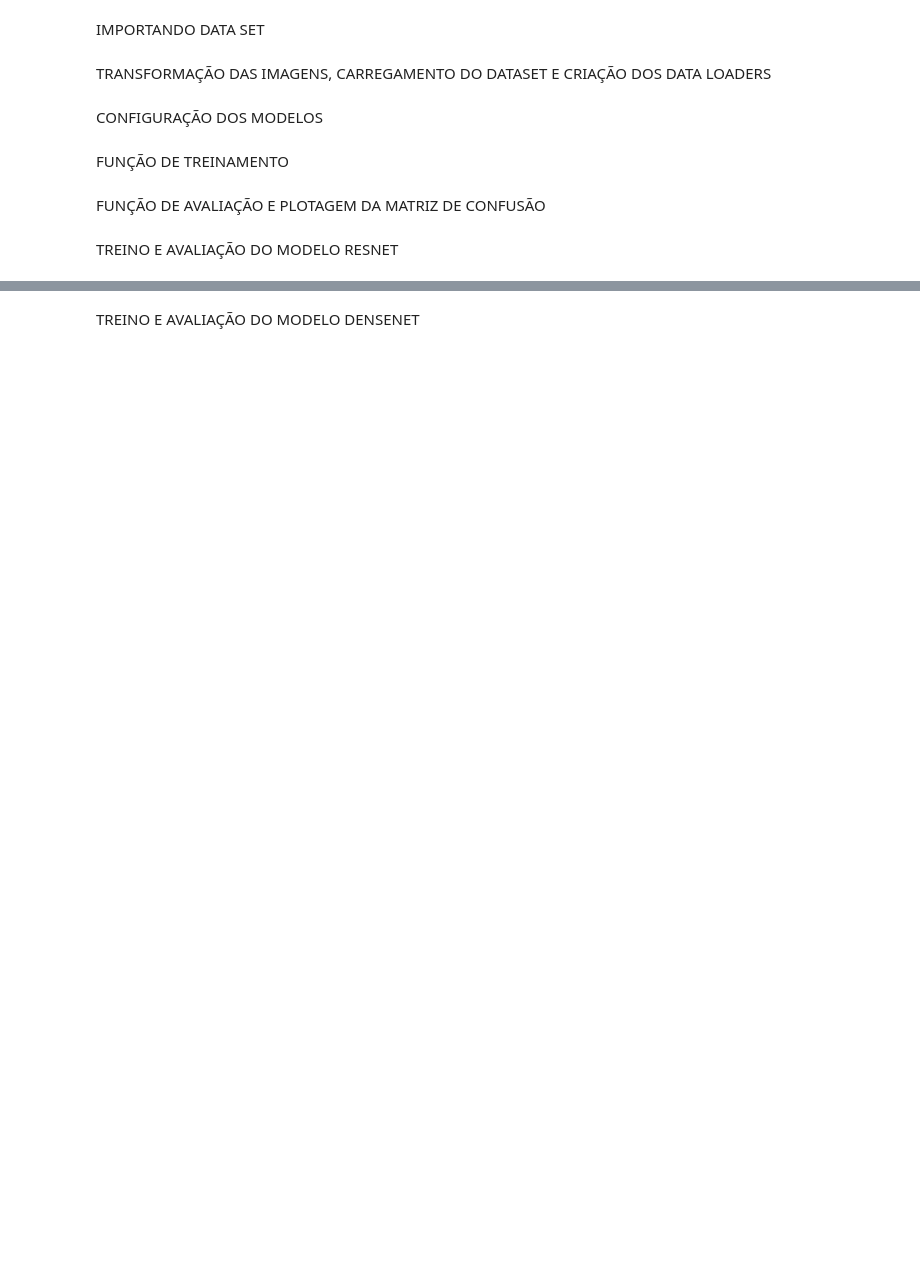
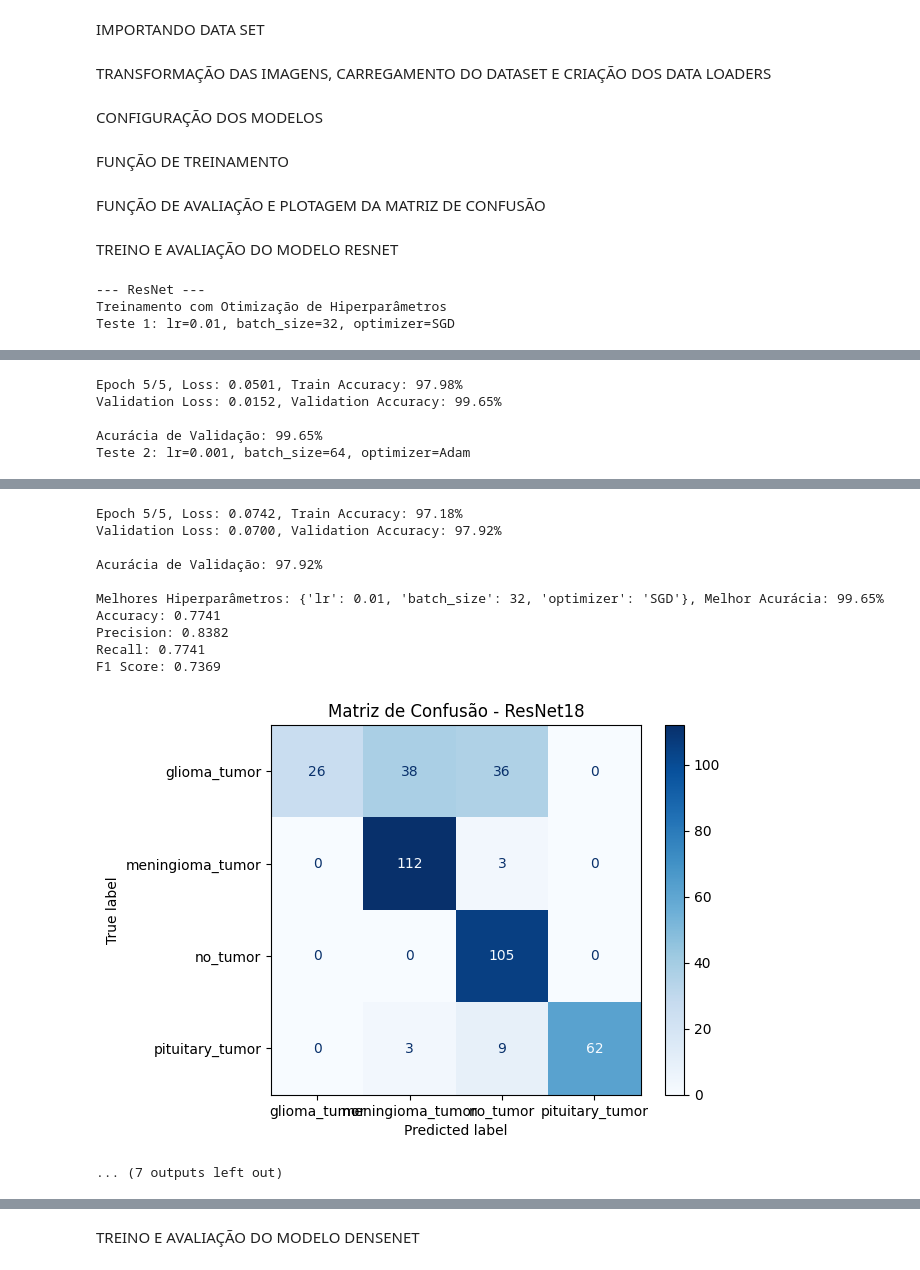
Before and after one commit to FilipeFViana/MRICLASSIFICATION, a Jupyter notebook: mri_tumor_classification.ipynb, the cells around one changed output, grey strips where cells are left out. Drawn from its saved outputs; the diff is of its cells as text; code cells hidden in the pictures; blank space fills up the shorter version.

```diff
--- a/mri_tumor_classification.ipynb
+++ b/mri_tumor_classification.ipynb
@@ -188,2 +245,9 @@ def evaluate_model(model, test_loader, model_name="model"):
+# %%
+
+# Treinar com parâmetros fixos
+def train_with_fixed_params(model, dataloaders, epochs=5, lr=0.001, batch_size=32, optimizer_name="Adam", model_name="model"):
+    optimizer = Adam(model.parameters(), lr=lr) if optimizer_name == 'Adam' else SGD(model.parameters(), lr=lr, momentum=0.9)
+    criterion = nn.CrossEntropyLoss()
+    return train_model(model, dataloaders['train'], dataloaders['val'], criterion, optimizer, epochs=epochs, model_name=model_name)
 # %% [markdown]
 TREINO E AVALIAÇÃO DO MODELO RESNET
@@ -195,0 +254,15 @@ evaluate_model(trained_resnet, dataloaders['test'], model_name="ResNet18")
+# %%
+# ResNet
+print("--- ResNet ---")
+print("Treinamento com Otimização de Hiperparâmetros")
+best_resnet, resnet_params = hyperparameter_optimization(resnet_model, param_grid, epochs=5)
+evaluate_model(best_resnet, create_dataloaders(32)['test'], model_name="ResNet18")
+
+print("Treinamento com Parâmetros Fixos")
+fixed_dataloaders = create_dataloaders(32)
+trained_resnet_fixed = train_with_fixed_params(resnet_model, fixed_dataloaders, epochs=5, lr=0.001, batch_size=32, optimizer_name="Adam", model_name="ResNet18_Fixed")
+evaluate_model(trained_resnet_fixed, fixed_dataloaders['test'], model_name="ResNet18_Fixed")
+# %% [output]
+--- ResNet ---
+Treinamento com Otimização de Hiperparâmetros
+Teste 1: lr=0.01, batch_size=32, optimizer=SGD
@@ -195,0 +277,5 @@ evaluate_model(trained_resnet, dataloaders['test'], model_name="ResNet18")
+Epoch 5/5, Loss: 0.0501, Train Accuracy: 97.98%
+Validation Loss: 0.0152, Validation Accuracy: 99.65%
+
+Acurácia de Validação: 99.65%
+Teste 2: lr=0.001, batch_size=64, optimizer=Adam
@@ -195,0 +290,12 @@ evaluate_model(trained_resnet, dataloaders['test'], model_name="ResNet18")
+Epoch 5/5, Loss: 0.0742, Train Accuracy: 97.18%
+Validation Loss: 0.0700, Validation Accuracy: 97.92%
+
+Acurácia de Validação: 97.92%
+
+Melhores Hiperparâmetros: {'lr': 0.01, 'batch_size': 32, 'optimizer': 'SGD'}, Melhor Acurácia: 99.65%
+Accuracy: 0.7741
+Precision: 0.8382
+Recall: 0.7741
+F1 Score: 0.7369
+[figure, added]
+... (7 outputs left out)
```
Also changed, not shown: parts of 14 cells of this notebook, 23 other files.
